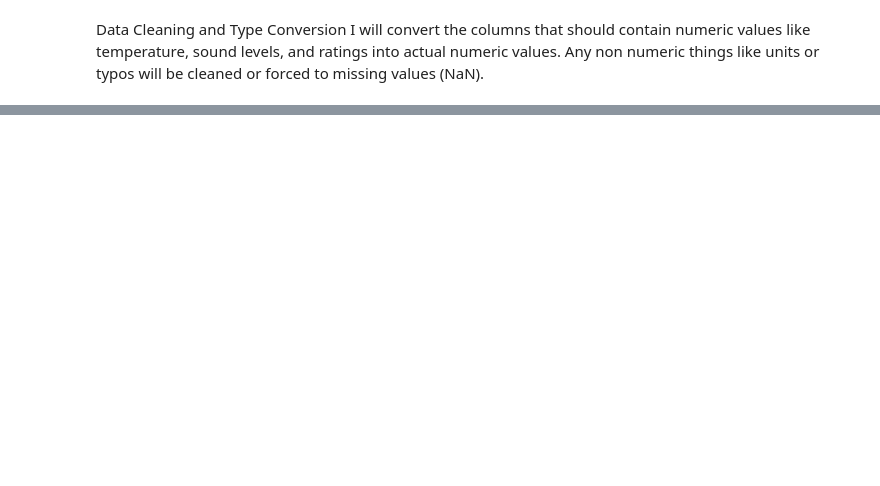
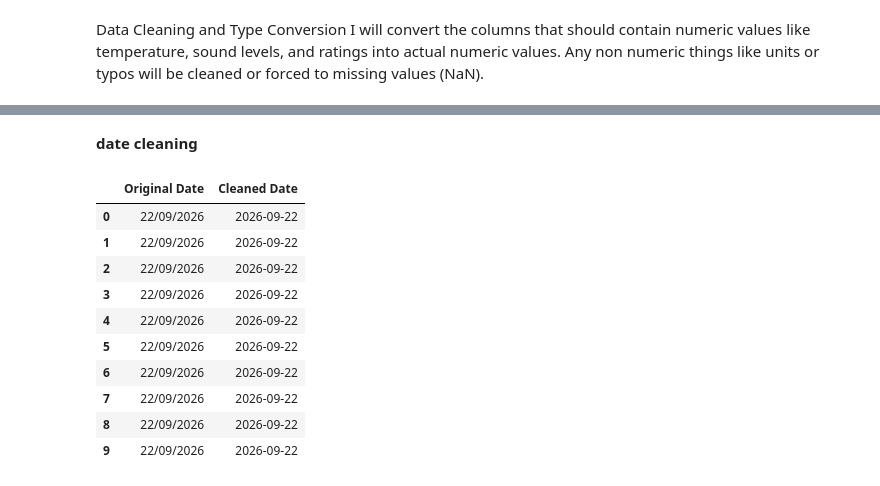
Before and after one commit to DanielMaku/ML-PythonColabProject, a Jupyter notebook: campus_dataset_project.ipynb, the cells around one changed output, grey strips where cells are left out. Saved outputs shown, nothing was run; the diff lists cells and outputs as text; code cells hidden in the pictures; blank space fills up the shorter version.

```diff
--- a/campus_dataset_project.ipynb
+++ b/campus_dataset_project.ipynb
@@ -118,0 +151,24 @@ numeric_cols = [
+# %% [markdown]
+**date cleaning**
+# %%
+# 3. Clean and convert 'date'
+# Convert to standard datetime format, letting pandas infer the day/month/year order automatically
+df_clean['date'] = pd.to_datetime(df_clean['date'], errors='coerce')
+
+# Display the cleaned dates alongside the original ones to verify
+display(pd.DataFrame({
+    'Original Date': df['date'],
+    'Cleaned Date': df_clean['date']
+}).head(10))
+# %% [output]
+|  | Original Date | Cleaned Date |
+| 0 | 22/09/2026 | 2026-09-22 |
+| 1 | 22/09/2026 | 2026-09-22 |
+| 2 | 22/09/2026 | 2026-09-22 |
+| 3 | 22/09/2026 | 2026-09-22 |
+| 4 | 22/09/2026 | 2026-09-22 |
+| 5 | 22/09/2026 | 2026-09-22 |
+| 6 | 22/09/2026 | 2026-09-22 |
+| 7 | 22/09/2026 | 2026-09-22 |
+| 8 | 22/09/2026 | 2026-09-22 |
+| 9 | 22/09/2026 | 2026-09-22 |
```
Also changed, not shown: parts of 10 cells of this notebook.
